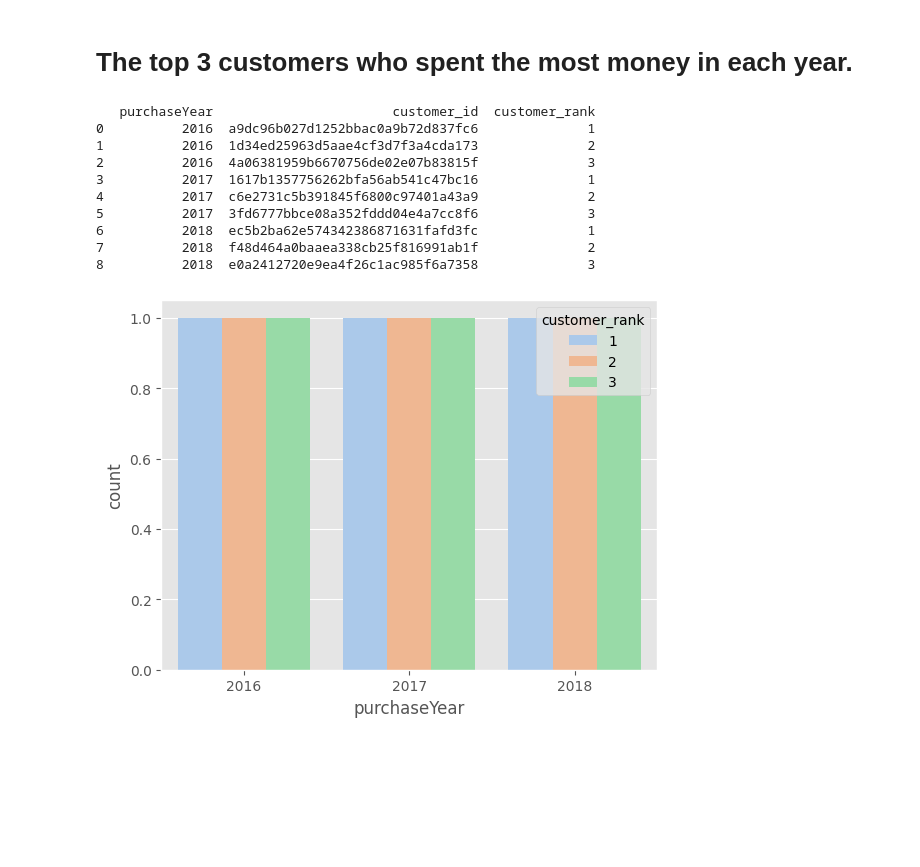
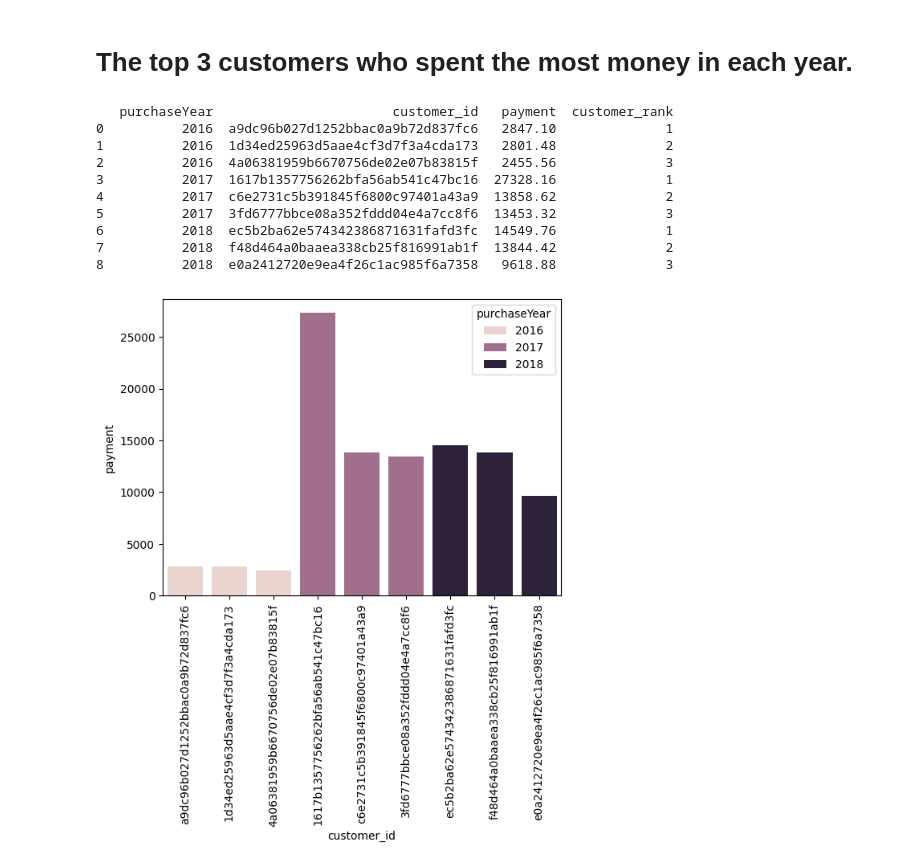
Before and after one commit to AniOpd/Ecommerce-Data-Analytics, a Jupyter notebook: ecomDProject.ipynb, the cells around one changed output. Cells and saved outputs as stored; diff of their text form; code cells hidden in the pictures; blank space fills up the shorter version.

```diff
--- a/ecomDProject.ipynb
+++ b/ecomDProject.ipynb
@@ -372,36 +372,37 @@ else:print(data[0][0],"% of customers made a second purchase within 6 months")
 # %% [markdown]
 # The top 3 customers who spent the most money in each year.
 # %%
-query = """select purchaseYear,customer_id,customer_rank from
+query = """select purchaseYear,customer_id,payment,customer_rank from
 (select orders.order_id,
 orders.customer_id,
 year(orders.order_purchase_timestamp) as purchaseYear,
 round(sum(payments.payment_value),2) payment,
 dense_rank() over(partition by year(orders.order_purchase_timestamp)
 order by sum(payments.payment_value) desc) as customer_rank
 from orders join payments
 on payments.order_id = orders.order_id
 group by orders.order_id,
 orders.customer_id,
 purchaseYear) as a
 where customer_rank<=3
 ;"""
 
 cur.execute(query)
 data = cur.fetchall()
-df = pd.DataFrame(data, columns = ["purchaseYear", "customer_id", "customer_rank"])
+df = pd.DataFrame(data, columns = ["purchaseYear", "customer_id","payment","customer_rank"])
 print(df)
-sns.countplot(x = "purchaseYear", data = df, hue = "customer_rank",palette="pastel")
+sns.barplot(x = "customer_id", y = "payment", data = df, hue = "purchaseYear")
+plt.xticks(rotation = 90)
 plt.show()
 # %% [output]
-   purchaseYear                       customer_id  customer_rank
-0          2016  a9dc96b027d1252bbac0a9b72d837fc6              1
-1          2016  1d34ed25963d5aae4cf3d7f3a4cda173              2
-2          2016  4a06381959b6670756de02e07b83815f              3
-3          2017  1617b1357756262bfa56ab541c47bc16              1
-4          2017  c6e2731c5b391845f6800c97401a43a9              2
-5          2017  3fd6777bbce08a352fddd04e4a7cc8f6              3
-6          2018  ec5b2ba62e574342386871631fafd3fc              1
-7          2018  f48d464a0baaea338cb25f816991ab1f              2
-8          2018  e0a2412720e9ea4f26c1ac985f6a7358              3
+   purchaseYear                       customer_id   payment  customer_rank
+0          2016  a9dc96b027d1252bbac0a9b72d837fc6   2847.10              1
+1          2016  1d34ed25963d5aae4cf3d7f3a4cda173   2801.48              2
+2          2016  4a06381959b6670756de02e07b83815f   2455.56              3
+3          2017  1617b1357756262bfa56ab541c47bc16  27328.16              1
+4          2017  c6e2731c5b391845f6800c97401a43a9  13858.62              2
+5          2017  3fd6777bbce08a352fddd04e4a7cc8f6  13453.32              3
+6          2018  ec5b2ba62e574342386871631fafd3fc  14549.76              1
+7          2018  f48d464a0baaea338cb25f816991ab1f  13844.42              2
+8          2018  e0a2412720e9ea4f26c1ac985f6a7358   9618.88              3
-[figure, old version]
+[figure, new version]
```
Also changed, not shown: parts of 5 cells of this notebook.
